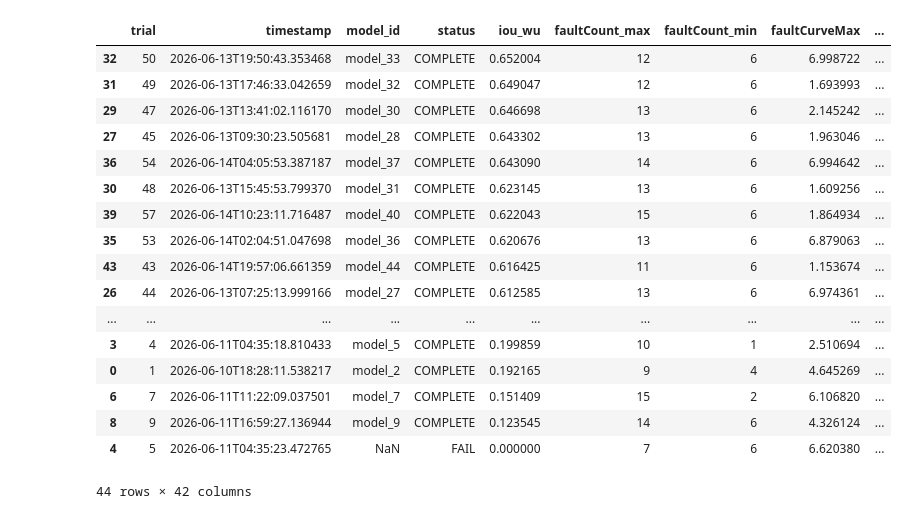
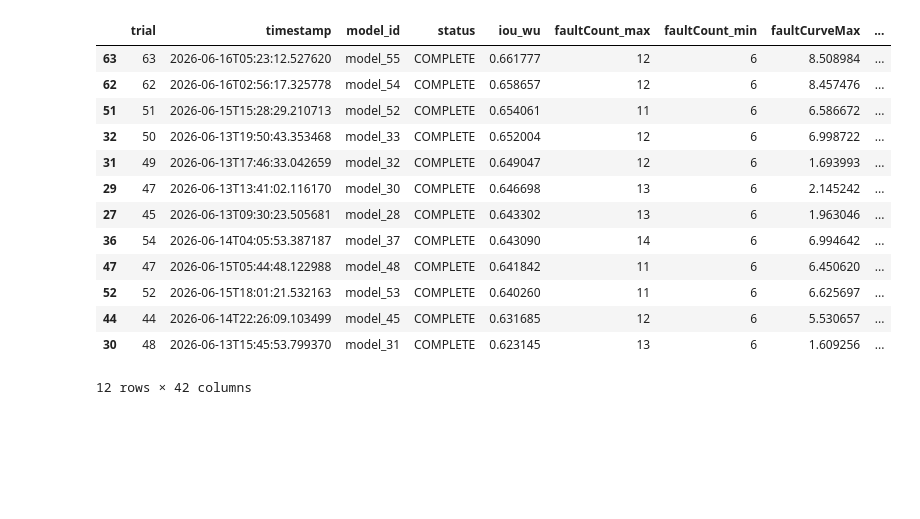
Before and after one commit to KlaussMarchi/Falhas, a Jupyter notebook: Searcher/Searcher/Table.ipynb, the cells around one changed output. Cells and saved outputs as stored; diff of their text form; code cells hidden in the pictures; blank space fills up the shorter version.

```diff
--- a/Searcher/Searcher/Table.ipynb
+++ b/Searcher/Searcher/Table.ipynb
@@ -2,23 +2,19 @@
 import pandas as pd
 # %%
 df = pd.read_csv('historico_otimizacao.csv').sort_values(by='iou_wu', ascending=False)
-df
+df.head(12)
 # %% [output]
 |  | trial | timestamp | model_id | status | iou_wu | faultCount_max | faultCount_min | faultCurveMax | ... |
+| 63 | 63 | 2026-06-16T05:23:12.527620 | model_55 | COMPLETE | 0.661777 | 12 | 6 | 8.508984 | ... |
+| 62 | 62 | 2026-06-16T02:56:17.325778 | model_54 | COMPLETE | 0.658657 | 12 | 6 | 8.457476 | ... |
+| 51 | 51 | 2026-06-15T15:28:29.210713 | model_52 | COMPLETE | 0.654061 | 11 | 6 | 6.586672 | ... |
 | 32 | 50 | 2026-06-13T19:50:43.353468 | model_33 | COMPLETE | 0.652004 | 12 | 6 | 6.998722 | ... |
 | 31 | 49 | 2026-06-13T17:46:33.042659 | model_32 | COMPLETE | 0.649047 | 12 | 6 | 1.693993 | ... |
 | 29 | 47 | 2026-06-13T13:41:02.116170 | model_30 | COMPLETE | 0.646698 | 13 | 6 | 2.145242 | ... |
 | 27 | 45 | 2026-06-13T09:30:23.505681 | model_28 | COMPLETE | 0.643302 | 13 | 6 | 1.963046 | ... |
 | 36 | 54 | 2026-06-14T04:05:53.387187 | model_37 | COMPLETE | 0.643090 | 14 | 6 | 6.994642 | ... |
+| 47 | 47 | 2026-06-15T05:44:48.122988 | model_48 | COMPLETE | 0.641842 | 11 | 6 | 6.450620 | ... |
+| 52 | 52 | 2026-06-15T18:01:21.532163 | model_53 | COMPLETE | 0.640260 | 11 | 6 | 6.625697 | ... |
+| 44 | 44 | 2026-06-14T22:26:09.103499 | model_45 | COMPLETE | 0.631685 | 12 | 6 | 5.530657 | ... |
 | 30 | 48 | 2026-06-13T15:45:53.799370 | model_31 | COMPLETE | 0.623145 | 13 | 6 | 1.609256 | ... |
-| 39 | 57 | 2026-06-14T10:23:11.716487 | model_40 | COMPLETE | 0.622043 | 15 | 6 | 1.864934 | ... |
-| 35 | 53 | 2026-06-14T02:04:51.047698 | model_36 | COMPLETE | 0.620676 | 13 | 6 | 6.879063 | ... |
-| 43 | 43 | 2026-06-14T19:57:06.661359 | model_44 | COMPLETE | 0.616425 | 11 | 6 | 1.153674 | ... |
-| 26 | 44 | 2026-06-13T07:25:13.999166 | model_27 | COMPLETE | 0.612585 | 13 | 6 | 6.974361 | ... |
-| ... | ... | ... | ... | ... | ... | ... | ... | ... | ... |
-| 3 | 4 | 2026-06-11T04:35:18.810433 | model_5 | COMPLETE | 0.199859 | 10 | 1 | 2.510694 | ... |
-| 0 | 1 | 2026-06-10T18:28:11.538217 | model_2 | COMPLETE | 0.192165 | 9 | 4 | 4.645269 | ... |
-| 6 | 7 | 2026-06-11T11:22:09.037501 | model_7 | COMPLETE | 0.151409 | 15 | 2 | 6.106820 | ... |
-| 8 | 9 | 2026-06-11T16:59:27.136944 | model_9 | COMPLETE | 0.123545 | 14 | 6 | 4.326124 | ... |
-| 4 | 5 | 2026-06-11T04:35:23.472765 | NaN | FAIL | 0.000000 | 7 | 6 | 6.620380 | ... |
-44 rows × 42 columns
+12 rows × 42 columns
```
Also changed, not shown: 14 other files.
